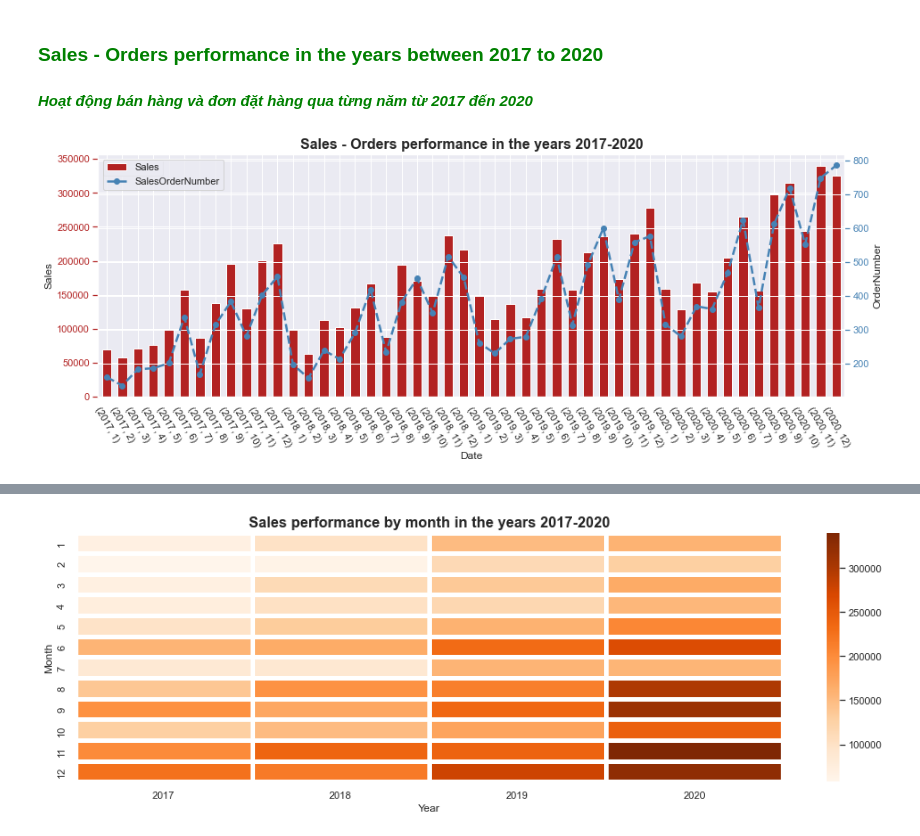
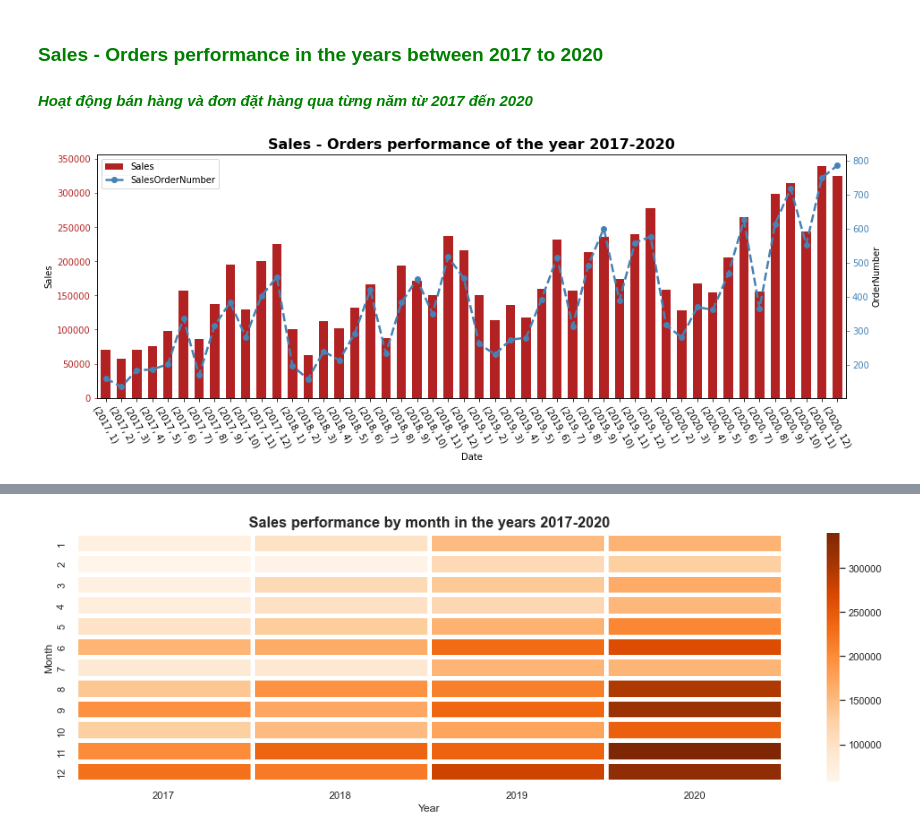
Before and after one commit to KennyHuynh1909/Python-mini-project--Furniture_Sales_and_customer, a Jupyter notebook: mini project.ipynb, the cells around one changed output, grey strips where cells are left out. Drawn from its saved outputs; the diff is of its cells as text; code cells hidden in the pictures.

```diff
--- a/mini project.ipynb
+++ b/mini project.ipynb
@@ -156,35 +158,35 @@ data_mix.head()
 fig = plt.figure(figsize=(15,5))
 ax = fig.add_subplot(111)
 ax2 = ax.twinx()
 
 #create the results between Total Order Number and Sales by Months of Years
 df=data_mix.groupby(["OrderYear","OrderMonth"]).agg({'SalesOrderNumber': 'nunique', 'Sales': sum})[['SalesOrderNumber','Sales']]
 
 #create basic bar plot
 df['Sales'].plot(kind='bar', color='#B22222', ax=ax, width=0.6, legend=True)
 
 #add line to plot
 df['SalesOrderNumber'].plot(kind='line', color='#4682B4', ax=ax2, linewidth=2.5, marker="o", ls='--', legend=True)
 
 #specify axis colors
 ax.tick_params(axis='y', colors='#B22222')
 ax2.tick_params(axis='y', colors='#4682B4')
 
 #get the labels of the axis in the legend
 ax_bar, label = ax.get_legend_handles_labels()
 ax2_line, label2 = ax2.get_legend_handles_labels()
 ax2.legend(ax_bar + ax2_line, label + label2, loc=0)
 
 #specify the axis property
 ax.set_ylabel('Sales')
 ax2.set_ylabel('OrderNumber')
 ax.set_xlabel("Date")
 ax.tick_params(axis='x', rotation = 300)
-plt.title("Sales - Orders performance in the years 2017-2020",size=16, weight='bold')
+plt.title("Sales - Orders performance of the year 2017-2020",size=16, weight='bold')
 
 plt.show()
 # %% [output]
-[figure, old version]
+[figure, new version]
 # %%
 #create DataFrame by Number of Order and Order Date
 orderdateO=data_mix.pivot_table(values='SalesOrderNumber', index='OrderYear',columns='OrderQuarter', aggfunc='nunique')
```
Also changed, not shown: parts of 11 cells of this notebook.
